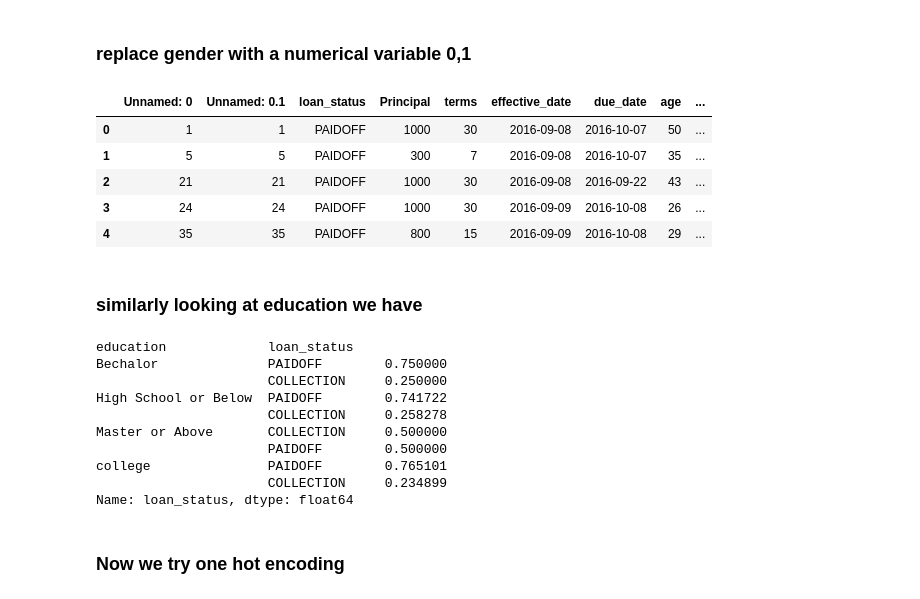
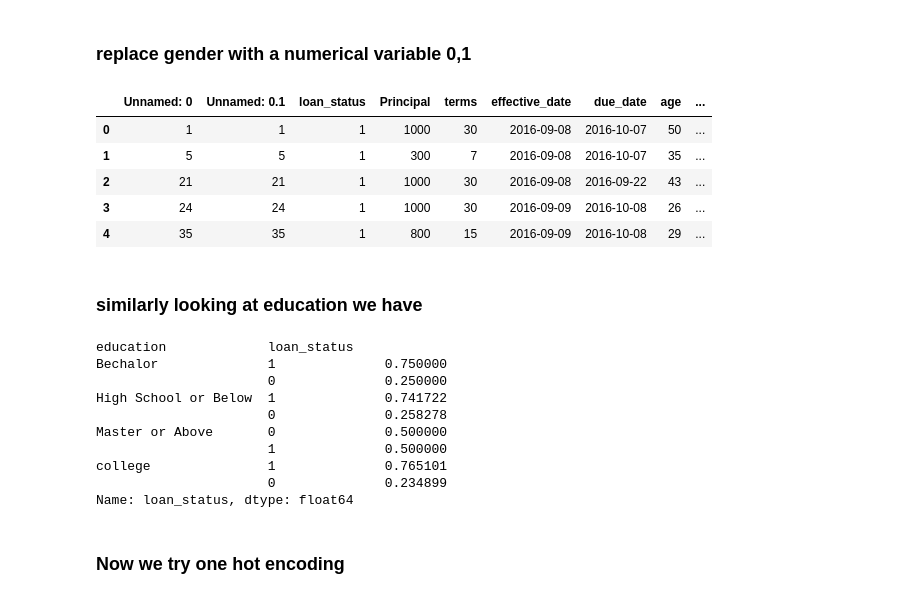
Before and after one commit to sayebms1/coursera_ML_capstone_project, a Jupyter notebook: ML_coursera_capstone.ipynb, the cells around one changed output. Cells and saved outputs as stored; diff of their text form; code cells hidden in the pictures.

```diff
--- a/ML_coursera_capstone.ipynb
+++ b/ML_coursera_capstone.ipynb
@@ -243,0 +223,4 @@ array(['PAIDOFF', 'PAIDOFF', 'PAIDOFF', 'PAIDOFF', 'PAIDOFF', 'PAIDOFF',
+# %%
+df['loan_status'].replace(to_replace=['PAIDOFF','COLLECTION'], value=[1,0], inplace=True)
+y = df['loan_status']
+y
@@ -497,28 +540,29 @@ test_df.head()
 ### replace gender with a numerical variable 0,1
 # %%
 test_df['Gender'].replace(to_replace=['male','female'], value=[0,1],inplace=True)
+test_df['loan_status'].replace(to_replace=['PAIDOFF','COLLECTION'], value=[1,0],inplace=True)
 test_df.head()
 # %% [output]
 |  | Unnamed: 0 | Unnamed: 0.1 | loan_status | Principal | terms | effective_date | due_date | age | ... |
-| 0 | 1 | 1 | PAIDOFF | 1000 | 30 | 2016-09-08 | 2016-10-07 | 50 | ... |
-| 1 | 5 | 5 | PAIDOFF | 300 | 7 | 2016-09-08 | 2016-10-07 | 35 | ... |
-| 2 | 21 | 21 | PAIDOFF | 1000 | 30 | 2016-09-08 | 2016-09-22 | 43 | ... |
-| 3 | 24 | 24 | PAIDOFF | 1000 | 30 | 2016-09-09 | 2016-10-08 | 26 | ... |
-| 4 | 35 | 35 | PAIDOFF | 800 | 15 | 2016-09-09 | 2016-10-08 | 29 | ... |
+| 0 | 1 | 1 | 1 | 1000 | 30 | 2016-09-08 | 2016-10-07 | 50 | ... |
+| 1 | 5 | 5 | 1 | 300 | 7 | 2016-09-08 | 2016-10-07 | 35 | ... |
+| 2 | 21 | 21 | 1 | 1000 | 30 | 2016-09-08 | 2016-09-22 | 43 | ... |
+| 3 | 24 | 24 | 1 | 1000 | 30 | 2016-09-09 | 2016-10-08 | 26 | ... |
+| 4 | 35 | 35 | 1 | 800 | 15 | 2016-09-09 | 2016-10-08 | 29 | ... |
 # %% [markdown]
 ### similarly looking at education we have
 # %%
 df.groupby(['education'])['loan_status'].value_counts(normalize=True)
 # %% [output]
 education             loan_status
-Bechalor              PAIDOFF        0.750000
-                      COLLECTION     0.250000
-High School or Below  PAIDOFF        0.741722
-                      COLLECTION     0.258278
-Master or Above       COLLECTION     0.500000
-                      PAIDOFF        0.500000
-college               PAIDOFF        0.765101
-                      COLLECTION     0.234899
+Bechalor              1              0.750000
+                      0              0.250000
+High School or Below  1              0.741722
+                      0              0.258278
+Master or Above       0              0.500000
+                      1              0.500000
+college               1              0.765101
+                      0              0.234899
 Name: loan_status, dtype: float64
 # %% [markdown]
 ### Now we try one hot encoding
```
Also changed, not shown: parts of 19 cells of this notebook.
